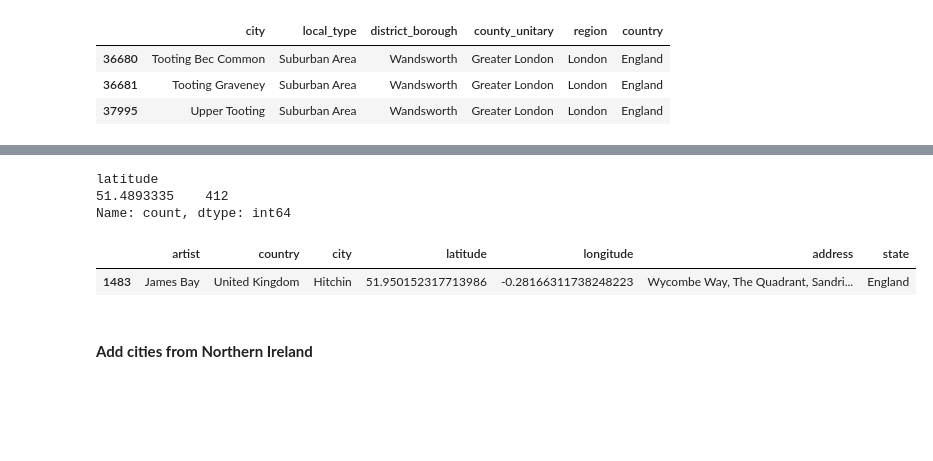
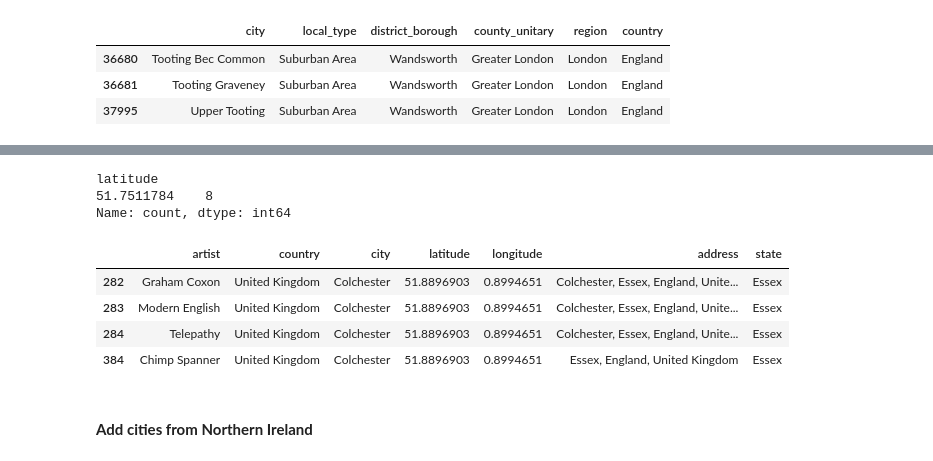
Before and after one commit to arnauog/what_the_rock, a Jupyter notebook: 4 geopy_origins.ipynb, the cells around one changed output, grey strips where cells are left out. Saved outputs shown, nothing was run; the diff lists cells and outputs as text; code cells hidden in the pictures; blank space fills up the shorter version.

```diff
--- a/4 geopy_origins.ipynb
+++ b/4 geopy_origins.ipynb
@@ -2981,14 +3002,17 @@ great_britain_clean.reset_index(drop=True, inplace=True)
 # %%
-df_coordinates_uk[df_coordinates_uk['city']=='London']['latitude'].value_counts()
+df_coordinates_uk[df_coordinates_uk['city']=='Hemel Hempstead']['latitude'].value_counts()
 # %% [output]
 latitude
-51.4893335    412
+51.7511784    8
 Name: count, dtype: int64
 # %%
 # check there are bands in only one city with this name. If there were more than one, I would have to change one of them so the artists properly merged
-df_coordinates_uk[df_coordinates_uk['city']=='Hitchin']
+df_coordinates_uk[df_coordinates_uk['city']=='Colchester']
 # %% [output]
 |  | artist | country | city | latitude | longitude | address | state |
-| 1483 | James Bay | United Kingdom | Hitchin | 51.950152317713986 | -0.28166311738248223 | Wycombe Way, The Quadrant, Sandri... | England |
+| 282 | Graham Coxon | United Kingdom | Colchester | 51.8896903 | 0.8994651 | Colchester, Essex, England, Unite... | Essex |
+| 283 | Modern English | United Kingdom | Colchester | 51.8896903 | 0.8994651 | Colchester, Essex, England, Unite... | Essex |
+| 284 | Telepathy | United Kingdom | Colchester | 51.8896903 | 0.8994651 | Colchester, Essex, England, Unite... | Essex |
+| 384 | Chimp Spanner | United Kingdom | Colchester | 51.8896903 | 0.8994651 | Essex, England, United Kingdom | Essex |
 # %%
 # change cities where several artists are from different cities with the same name
```
Also changed, not shown: parts of 27 cells of this notebook, 9 other files.
